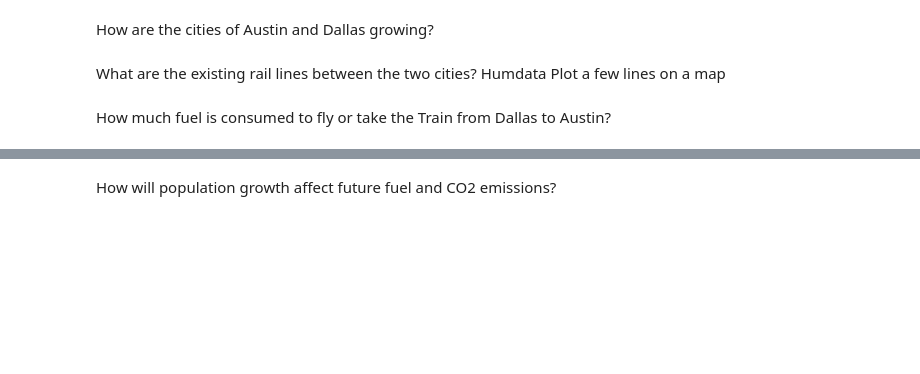
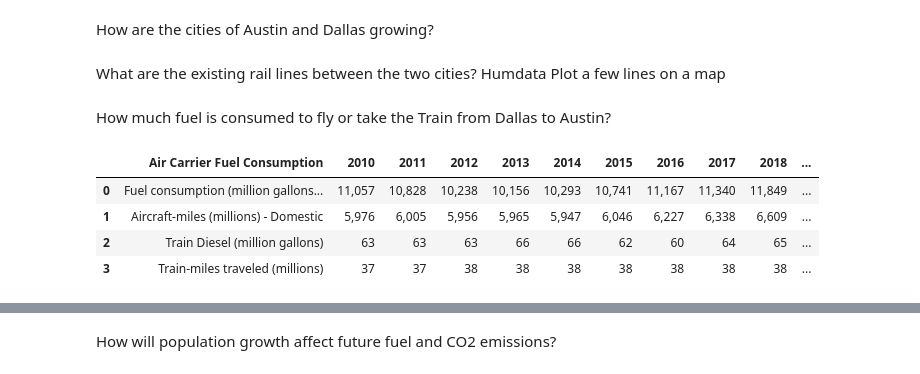
Before and after one commit to bennettnorth/Group-5-Project-1, a Jupyter notebook: Project File.ipynb, the cells around one changed output, grey strips where cells are left out. Drawn from its saved outputs; the diff is of its cells as text; code cells hidden in the pictures; blank space fills up the shorter version.

```diff
--- a/Project File.ipynb
+++ b/Project File.ipynb
@@ -211,0 +260,11 @@ How much fuel is consumed to fly or take the Train from Dallas to Austin?
+# %%
+# creating data frame of emissions data
+Combined_fuel_emissions = "Resources/Combined_fuel_emissions.csv"
+combined_fuel_emissions_df = pd.read_csv(Combined_fuel_emissions)
+combined_fuel_emissions_df
+# %% [output]
+|  | Air Carrier Fuel Consumption | 2010 | 2011 | 2012 | 2013 | 2014 | 2015 | 2016 | 2017 | 2018 | ... |
+| 0 | Fuel consumption (million gallons... | 11,057 | 10,828 | 10,238 | 10,156 | 10,293 | 10,741 | 11,167 | 11,340 | 11,849 | ... |
+| 1 | Aircraft-miles (millions) - Domestic | 5,976 | 6,005 | 5,956 | 5,965 | 5,947 | 6,046 | 6,227 | 6,338 | 6,609 | ... |
+| 2 | Train Diesel (million gallons) | 63 | 63 | 63 | 66 | 66 | 62 | 60 | 64 | 65 | ... |
+| 3 | Train-miles traveled (millions) | 37 | 37 | 38 | 38 | 38 | 38 | 38 | 38 | 38 | ... |
```
Also changed, not shown: parts of 6 cells of this notebook, 1 other file.
